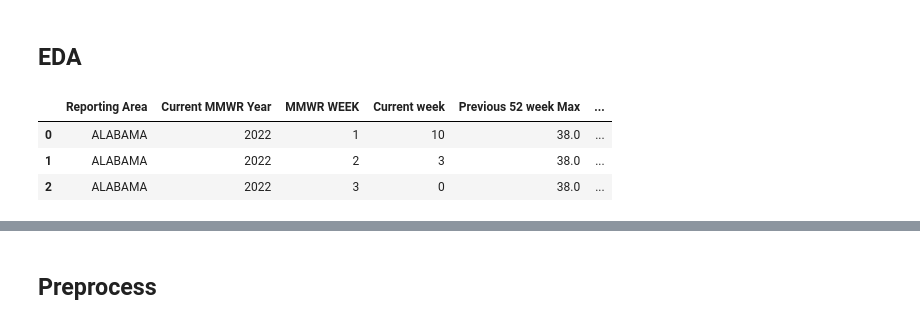
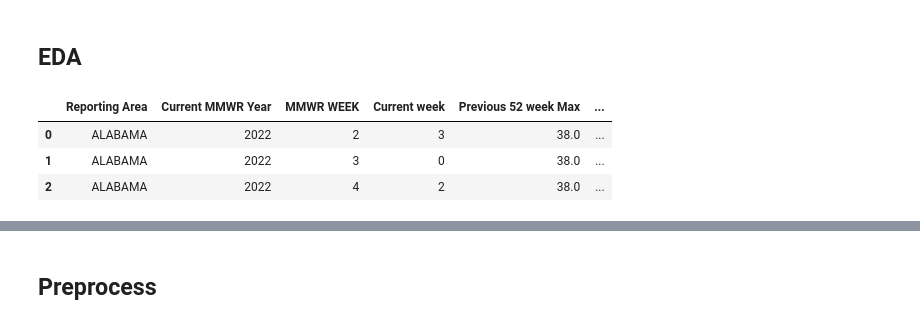
Before and after one commit to Husam-Sawalha/salmonellosis-forecasting-analysis, a Jupyter notebook: notebooks/04_salmonellosis_ml.ipynb, the cells around one changed output, grey strips where cells are left out. Cells and saved outputs as stored; diff of their text form; code cells hidden in the pictures.

```diff
--- a/notebooks/04_salmonellosis_ml.ipynb
+++ b/notebooks/04_salmonellosis_ml.ipynb
@@ -12,7 +12,7 @@ import seaborn as sns
 import os
 # %%
 # sklearn
-from sklearn.model_selection import train_test_split, GridSearchCV
+from sklearn.model_selection import GridSearchCV, TimeSeriesSplit
 from sklearn.preprocessing import OneHotEncoder, StandardScaler
 from sklearn.pipeline import make_pipeline
 from sklearn.compose import ColumnTransformer
@@ -21,6 +21,9 @@ from sklearn.inspection import permutation_importance
 from sklearn.metrics import mean_squared_error, mean_absolute_error, r2_score
 from sklearn.linear_model import LinearRegression
 from sklearn import set_config
+
+
 set_config(transform_output='pandas')
+pd.set_option("display.max_rows", None)
 # %% [markdown]
 ## Custom Functions
@@ -130,5 +109,3 @@ dtype: float64
 df.isna().sum().sum()
 # %% [output]
 np.int64(0)
-# %%
-df=df.drop(columns=['Label'])
@@ -191,0 +184,19 @@ plt.tight_layout()
+# %%
+# Put every area's weeks in the correct order.
+model_df = model_df.sort_values(
+    by=["Reporting Area", "Current MMWR Year", "MMWR WEEK"]
+).reset_index(drop=True)
+
+
+# Recalculate previous-week cases within each reporting area.
+model_df["Previous week cases"] = (
+    model_df
+    .groupby("Reporting Area")["Current week"]
+    .shift(1)
+)
+
+
+# The first row of each area has no previous week in this dataset.
+model_df = model_df.dropna(subset=["Previous week cases"]).reset_index(drop=True)
+
+model_df.head()
@@ -192,9 +210,9 @@ plt.tight_layout()
 # %% [markdown]
 ## EDA
 # %%
-df.head(3)
+model_df.head(3)
 # %% [output]
 |  | Reporting Area | Current MMWR Year | MMWR WEEK | Current week | Previous 52 week Max | ... |
-| 0 | ALABAMA | 2022 | 1 | 10 | 38.0 | ... |
-| 1 | ALABAMA | 2022 | 2 | 3 | 38.0 | ... |
-| 2 | ALABAMA | 2022 | 3 | 0 | 38.0 | ... |
+| 0 | ALABAMA | 2022 | 2 | 3 | 38.0 | ... |
+| 1 | ALABAMA | 2022 | 3 | 0 | 38.0 | ... |
+| 2 | ALABAMA | 2022 | 4 | 2 | 38.0 | ... |
```
Also changed, not shown: parts of 44 cells of this notebook.
